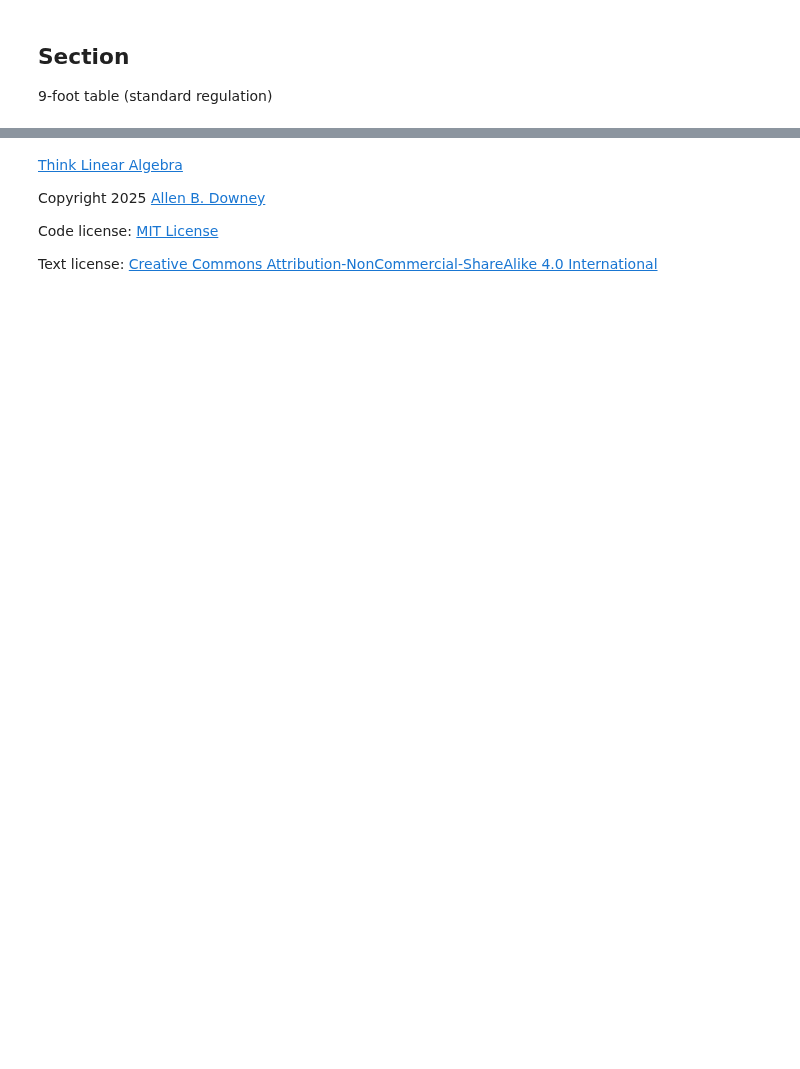
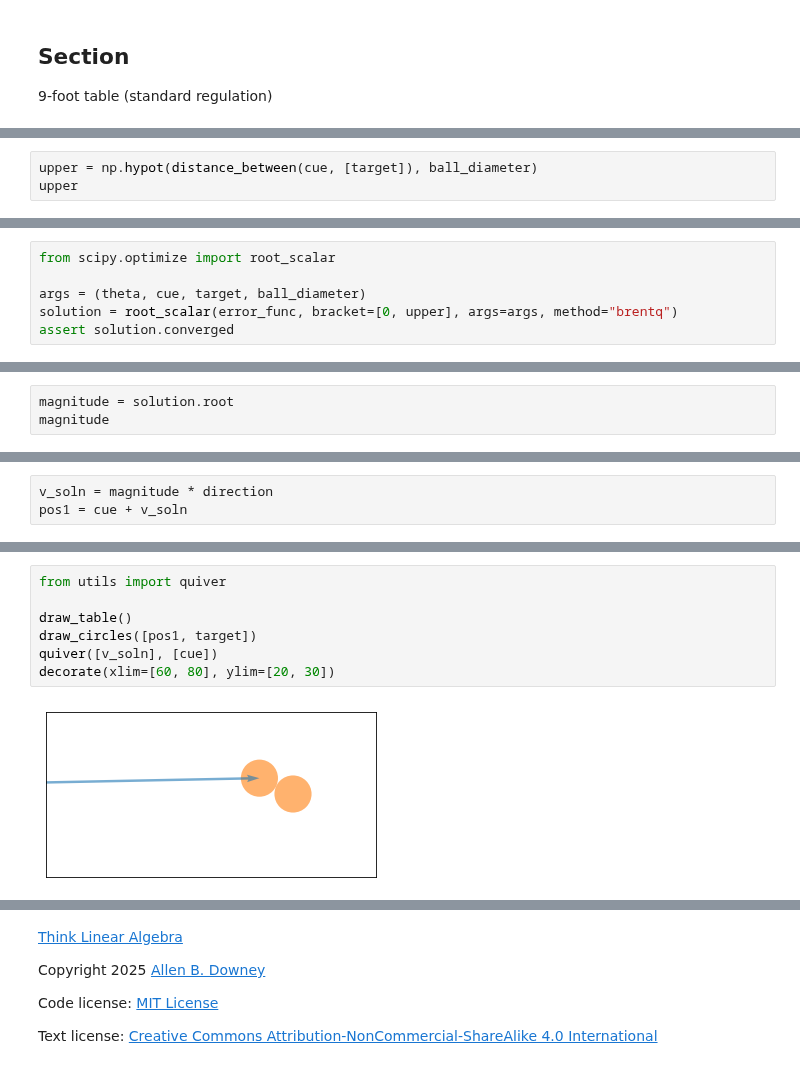
Before and after one commit to AllenDowney/ThinkLinearAlgebra, a Jupyter notebook: soln/dot.ipynb, the cells around one changed output, grey strips where cells are left out. Cells and saved outputs as stored; diff of their text form; blank space fills up the shorter version.

```diff
--- a/soln/dot.ipynb
+++ b/soln/dot.ipynb
@@ -133,0 +191,3 @@ decorate(xlim=[60, 80], ylim=[20, 30])
+# %%
+upper = np.hypot(distance_between(cue, [target]), ball_diameter)
+upper
@@ -133,0 +197,6 @@ decorate(xlim=[60, 80], ylim=[20, 30])
+# %%
+from scipy.optimize import root_scalar
+
+args = (theta, cue, target, ball_diameter)
+solution = root_scalar(error_func, bracket=[0, upper], args=args, method="brentq")
+assert solution.converged
@@ -133,0 +205,3 @@ decorate(xlim=[60, 80], ylim=[20, 30])
+# %%
+magnitude = solution.root
+magnitude
@@ -133,0 +211,3 @@ decorate(xlim=[60, 80], ylim=[20, 30])
+# %%
+v_soln = magnitude * direction
+pos1 = cue + v_soln
@@ -133,0 +216,9 @@ decorate(xlim=[60, 80], ylim=[20, 30])
+# %%
+from utils import quiver
+
+draw_table()
+draw_circles([pos1, target])
+quiver([v_soln], [cue])
+decorate(xlim=[60, 80], ylim=[20, 30])
+# %% [output]
+[figure, added]
```
Also changed, not shown: parts of 18 cells of this notebook.
